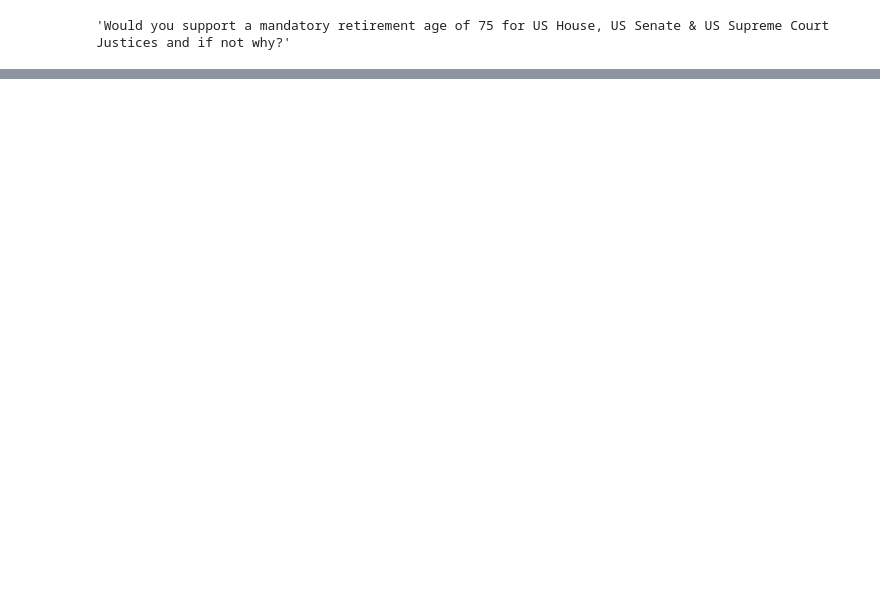
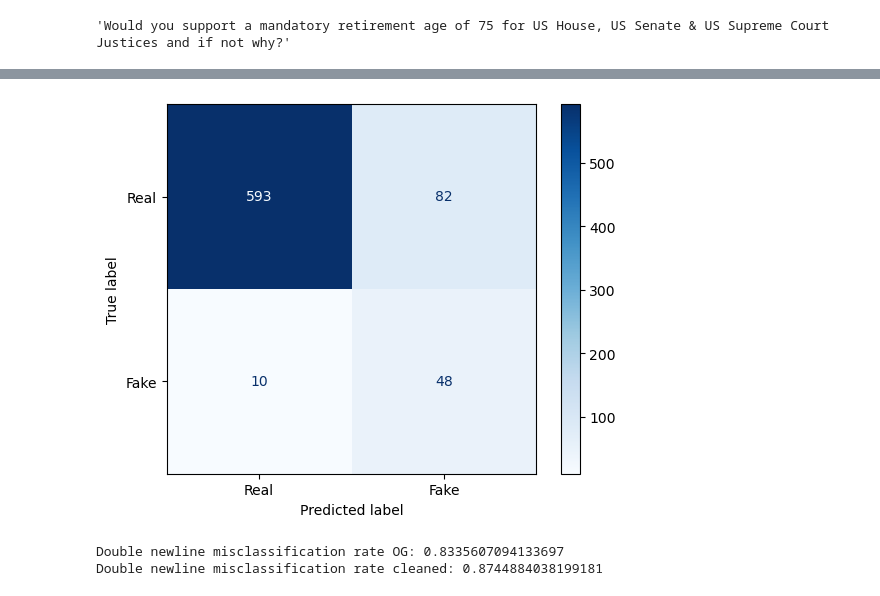
Before and after one commit to vijay-ravuri/reddit-comment-classification, a Jupyter notebook: exploring.ipynb, the cells around one changed output, grey strips where cells are left out. Saved outputs shown, nothing was run; the diff lists cells and outputs as text; code cells hidden in the pictures; blank space fills up the shorter version.

```diff
--- a/exploring.ipynb
+++ b/exploring.ipynb
@@ -264,0 +288,12 @@ dv_prompts[0]
+# %%
+mnb_pipe.fit(X_train, y_train)
+preds = mnb_pipe.predict(X_test[indices])
+ConfusionMatrixDisplay.from_estimator(mnb_pipe, X_test[indices], y_test[indices], cmap = 'Blues', display_labels = ['Real', 'Fake']);
+# %% [output]
+[figure, added]
+# %%
+print('Double newline classification rate OG: {}'.format(np.mean(preds_d == y_d_test[indices])))
+print('Double newline classification rate cleaned: {}'.format(np.mean(preds == y_test[indices])))
+# %% [output]
+Double newline misclassification rate OG: 0.8335607094133697
+Double newline misclassification rate cleaned: 0.8744884038199181
```
Also changed, not shown: parts of 6 cells of this notebook, 1 other file.
